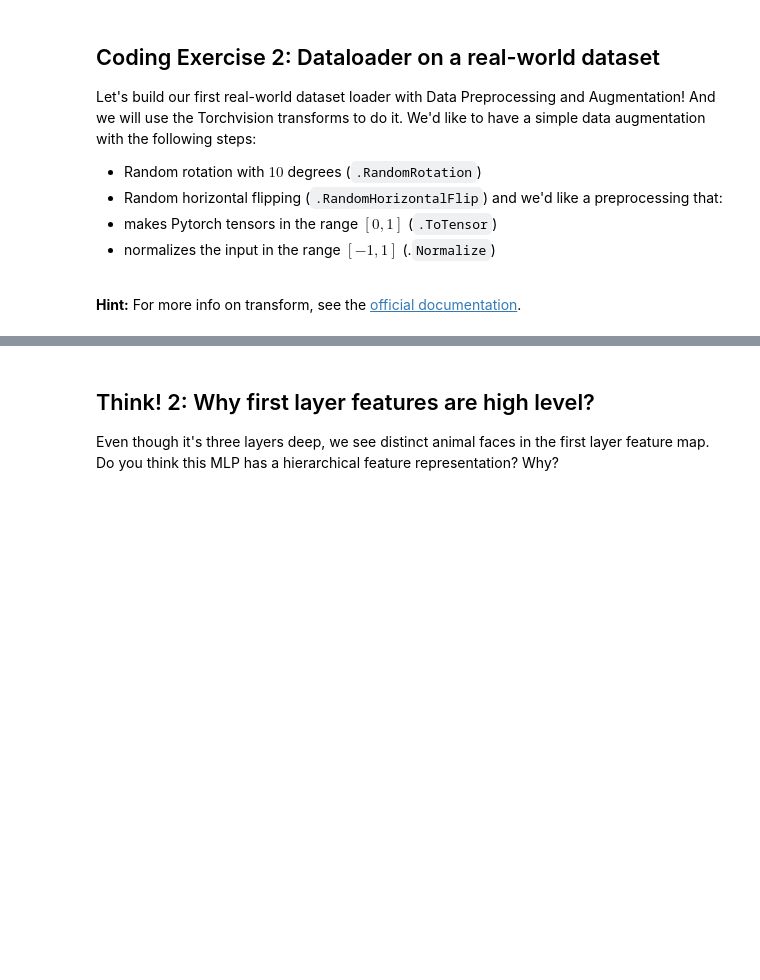
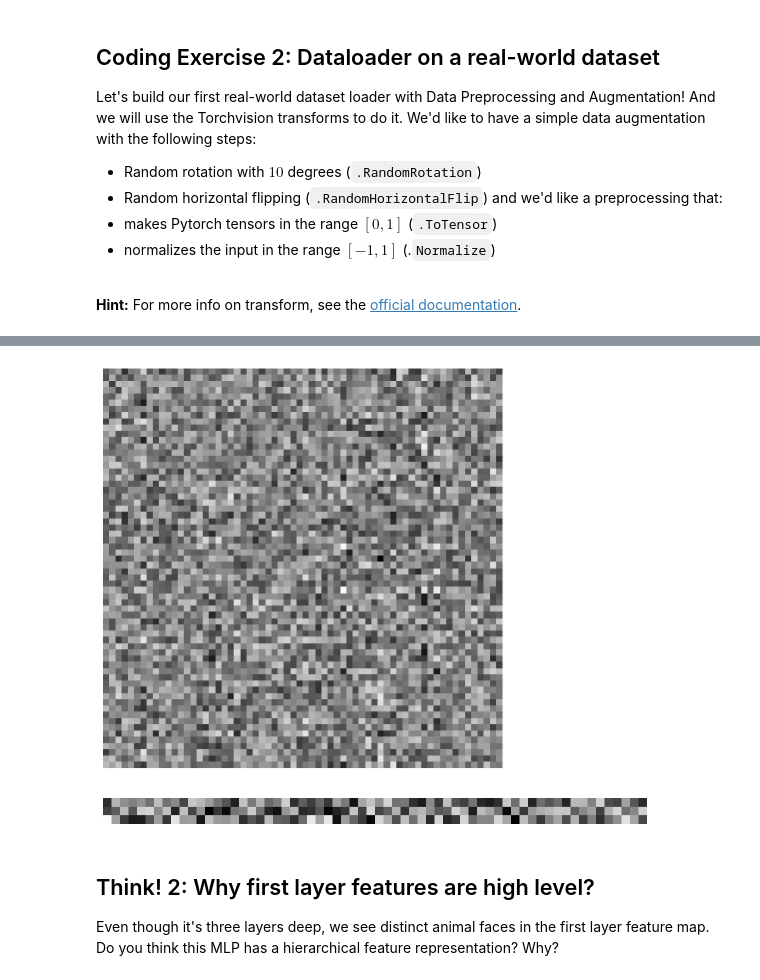
Before and after one commit to israelgonzalezb/neuromatch-dl, a Jupyter notebook: tutorials/W1D3_MultiLayerPerceptrons/student/W1D3_Tutorial2.ipynb, the cells around one changed output, grey strips where cells are left out. Cells and saved outputs as stored; diff of their text form; code cells hidden in the pictures; blank space fills up the shorter version.

```diff
--- a/tutorials/W1D3_MultiLayerPerceptrons/student/W1D3_Tutorial2.ipynb
+++ b/tutorials/W1D3_MultiLayerPerceptrons/student/W1D3_Tutorial2.ipynb
@@ -940,3 +974,17 @@ imshow(make_grid(fc1_weights, nrow=8))
+# %%
+# Visualize the feature map
+fc1_weights = net.mlp[4].weight.view(64, 64).detach().cpu()
+fc1_weights /= torch.max(torch.abs(fc1_weights))
+imshow(make_grid(fc1_weights, nrow=0))
+# %% [output]
+[figure, added]
+# %%
+# Visualize the feature map
+fc1_weights = net.mlp[6].weight.view(3, 64).detach().cpu()
+fc1_weights /= torch.max(torch.abs(fc1_weights))
+imshow(make_grid(fc1_weights, nrow=8))
+# %% [output]
+[figure, added]
 # %% [markdown]
 ## Think! 2: Why first layer features are high level?
 Even though it's three layers deep, we see distinct animal faces in the first layer feature map. Do you think this MLP has a hierarchical feature representation? Why?
```
Also changed, not shown: parts of 10 cells of this notebook.
